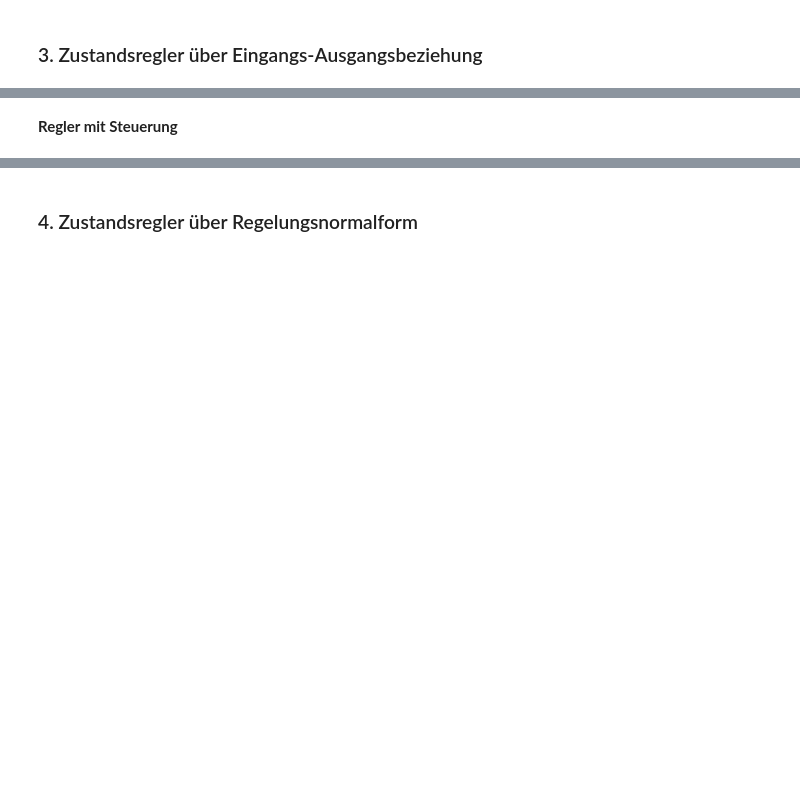
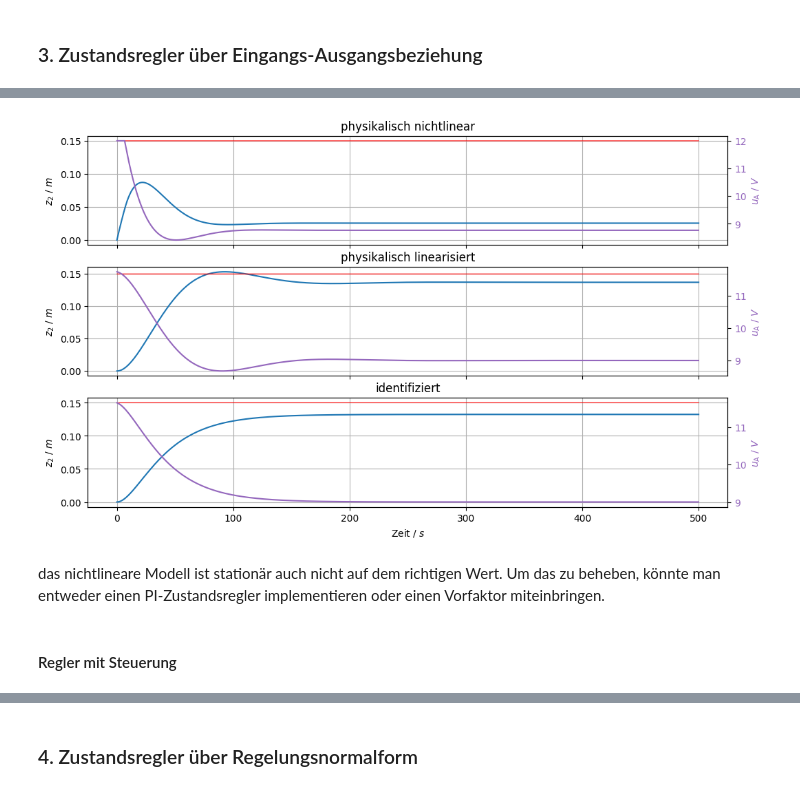
Before and after one commit to umit-iace/lehre-chemie-msr-notebooks, a Jupyter notebook: pr/2Tank-Zustandsreglerentwurf.ipynb, the cells around one changed output, grey strips where cells are left out. Cells and saved outputs as stored; diff of their text form; code cells hidden in the pictures; blank space fills up the shorter version.

Commit message:
zustandsregler EA schaut gut aus Zustandsregler RNF funktioniert nur ohne Steuerung

```diff
--- a/pr/2Tank-Zustandsreglerentwurf.ipynb
+++ b/pr/2Tank-Zustandsreglerentwurf.ipynb
@@ -186,14 +100,0 @@ for idx, _t in enumerate(timeDom[1:]):
-# %%
-zMessung = np.zeros((2, len(timeDom)))
-zMessung[:, 0] = z0 - np.array([bz2Messung, 0])
-uMessung = np.zeros((len(timeDom),))
-
-for idx, _t in enumerate(timeDom[1:]):
-    z0Messung = zMessung[:, idx]
-    uMessung[idx] = regler.run(- np.array([bz2Messung, 0]), z0Messung) + buA
-
-    resMessung = solve_ivp(linSys,
-                           [timeDom[idx], timeDom[idx + 1]],
-                           z0Messung,
-                           args=(uMessung[idx], AMessung, BMessung, buA))
-    zMessung[:, idx + 1] = resMessung.y.T[-1, :]
@@ -241,2 +101,20 @@ plt.show()
+# %%
+setPoint = np.array([bz2Phy, bz1Phy])
+z0 = [0, 0]
+zNLin, uNLin = simu_nlin_noFF(regler, timeDom, z0, setPoint)
+# %%
+setPoint = np.array([0, 0])
+z0 = [0, 0] - np.array([bz2Phy, 0])
+zLinPhy, uLinPhy = simu_lin_noFF(regler, timeDom, z0, setPoint, APhyLin, BPhyLin)
+# %%
+setPoint = np.array([0, 0])
+z0 = [0, 0] - np.array([bz2Messung, 0])
+zLinMes, uLinMes = simu_lin_noFF(regler, timeDom, z0, setPoint, AEAMessung, BEAMessung)
+# %%
+three_stack_plot(timeDom, zNLin, uNLin, zLinPhy, uLinPhy, bz2Phy, zLinMes, uLinMes, bz2Messung, refLine=z2Soll)
+# %% [output]
+[figure, added]
+# %% [markdown]
+das nichtlineare Modell ist stationär auch nicht auf dem richtigen Wert. Um das zu beheben, könnte man entweder einen PI-Zustandsregler implementieren oder einen Vorfaktor miteinbringen.
 # %% [markdown]
-**Regler mit Steuerung**
+#### Regler mit Steuerung
```
Also changed, not shown: parts of 94 cells of this notebook, 5 other files.
